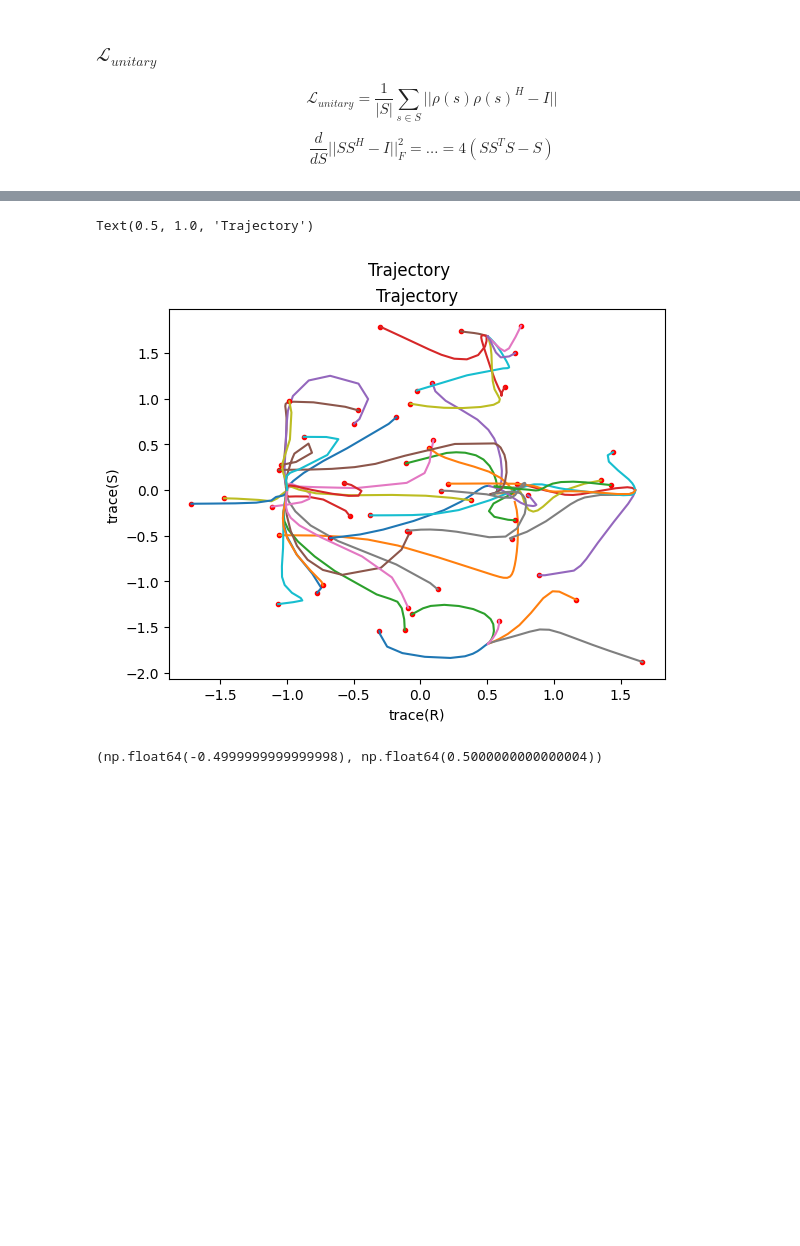
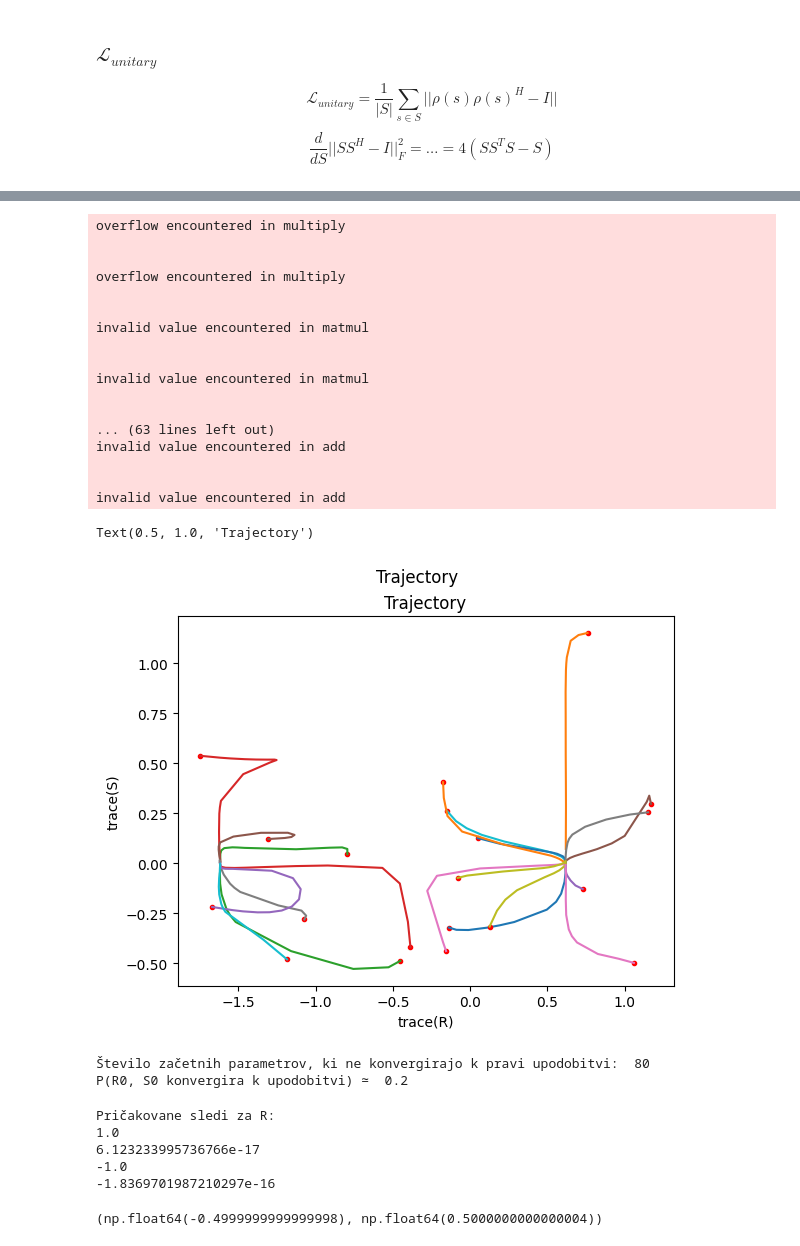
Before and after one commit to urhprimozic/gofi, a Jupyter notebook: src/ode/dihedral_groups.ipynb, the cells around one changed output, grey strips where cells are left out. Saved outputs shown, nothing was run; the diff lists cells and outputs as text; code cells hidden in the pictures; blank space fills up the shorter version.

```diff
--- a/src/ode/dihedral_groups.ipynb
+++ b/src/ode/dihedral_groups.ipynb
@@ -186,7 +186,7 @@ def d_Lunitary_dR(R):
     Returns 2 * (d/dR (||R^T R - I||^2))^T
     """
     return 0.5 *unitary_norm(R)
-def d_Lunitary_dS(R, S):
+def d_Lunitary_dS(S):
     """
     Returns 2 * (d/dS (||S^T S - I||^2))^T
     """
@@ -216,7 +216,7 @@ Lirr(R0, S0, 3), Lrel(R0, S0, 3), d_Lirr_dR(R0, S0, 3), d_Lirr_dS(R0, S0, 3), d_
 # %%
 # poženi solve_ivp
 from scipy.integrate import solve_ivp
-n= 3
+n= 5
 dim = 2
 t_max = 1
 
@@ -227,8 +227,8 @@ def neg_grad(t, z):
     R = np.reshape(z[:len(z)//2], (dim, dim))
     S = np.reshape(z[len(z)//2:], (dim, dim))
 
-    dR = - d_Lrel_dR(R,S, n) - d_Lirr_dR(R,S, n)
-    dS = - d_Lrel_dS(R, S) - d_Lirr_dS(R, S, n)
+    dR = - d_Lrel_dR(R,S, n) - d_Lirr_dR(R,S, n) - d_Lunitary_dR(R)
+    dS = - d_Lrel_dS(R, S) - d_Lirr_dS(R, S, n) - d_Lunitary_dS(S)
 
     dR = dR.flatten()
     dS =  dS.flatten()
@@ -237,7 +237,7 @@ def neg_grad(t, z):
 def convergence_event(t, z, eps):
     R = np.reshape(z[:len(z)//2], (dim, dim))
     S = np.reshape(z[len(z)//2:], (dim, dim))
-    loss = Lirr(R, S, n) + Lrel(R,S,n)
+    loss = Lirr(R, S, n) + Lrel(R,S,n) + Lunitary(R,S)
     return loss - eps
 convergence_event.terminal = True
 convergence_event.direction = -1   # or 0 if you want it to trigger in any direction
@@ -253,14 +253,14 @@ R0= np.random.rand(2,2)*10
 #S0= np.random.rand(2,2)*10
 
 S0 = np.array([[0,1],[1,0]])
-R0 = np.array([[np.cos(2*np.pi/3), -np.sin(2*np.pi/3)],
-               [np.sin(2*np.pi/3), np.cos(2*np.pi/3)]])
-S0 =S0 + np.random.normal(scale=0.1, size=(2,2))
-R0 =R0 + np.random.normal(scale=0.1, size=(2,2))
+R0 = np.array([[np.cos(2*np.pi/n), -np.sin(2*np.pi/n)],
+               [np.sin(2*np.pi/n), np.cos(2*np.pi/n)]])
+# S0 =S0 + np.random.normal(scale=0.1, size=(2,2))
+# R0 =R0 + np.random.normal(scale=0.1, size=(2,2))
 
 S0 = S0.flatten()
 R0 = R0.flatten()
 
 P0 = np.concatenate((R0, S0), axis=None)
 # %%
-solution = solve_ivp(neg_grad, (0, 100), P0,     events=get_convergence_event(0.001))#, method='Radau')
+solution = solve_ivp(neg_grad, (0, 10), P0,     events=get_convergence_event(0.001))#, method='Radau')
@@ -287,37 +305,83 @@ charR, charS = get_characters(solution.y)
 import matplotlib.pyplot as plt
 from tqdm import tqdm
 S0 = np.array([[0,1],[1,0]])
 R0 = np.array([[np.cos(2*np.pi/3), -np.sin(2*np.pi/3)],
                [np.sin(2*np.pi/3), np.cos(2*np.pi/3)]])
 fig, axs = plt.subplots(1)
 fig.suptitle(f'Trajectory')
 
-t_max=4
-sample_size = 50
+t_max=1
+sample_size = 100
+
+
+n_diverges=0
+
 for _ in tqdm(range(sample_size), total = sample_size):
     P0 = 2 * np.random.rand((8)) - 1
    # print(P0)
     solution = solve_ivp(neg_grad, (0, t_max), P0, events=get_convergence_event(0.001))#, method='Radau')
+
+    # get final matrices
+    R, S = get_matrices(solution.y, -1)
+    loss = Lirr(R, S, n) + Lrel(R,S,n) + Lunitary(R,S)
+    if loss > 0.1:
+        #print('loss', loss, ' for initial parameters ', P0)
+        n_diverges += 1
+        continue
+
     charR, charS = get_characters(solution.y)
 
 
 
     # plot initial step
     axs.plot(charR[0], charS[0], 'ro', label='Initial point', markersize=3)
    # axs.plot(1, 0, 'go', label='rho_k', markersize=2)
 
     axs.plot(charR, charS)
 
 #for index, (cR, cS) in enumerate(zip(charR, charS)):
 #    axs.plot(cR, cS, color=cmap(cmap_norm(solution.t[index])), lw=2)
 
 axs.set_xlabel('trace(R)')
 axs.set_ylabel('trace(S)')
 #axs.legend()
 axs.set_title('Trajectory')
 # %% [output]
-Text(0.5, 1.0, 'Trajectory')
+overflow encountered in multiply
+
+
+overflow encountered in multiply
+
+
+invalid value encountered in matmul
+
+
+invalid value encountered in matmul
+
+
+... (63 lines left out)
+invalid value encountered in add
+
+
+invalid value encountered in add
+Text(0.5, 1.0, 'Trajectory')
-[figure, old version]
+[figure, new version]
+# %%
+print("Število začetnih parametrov, ki ne konvergirajo k pravi upodobitvi: ", n_diverges)
+print("P(R0, S0 konvergira k upodobitvi) ≃ ", (sample_size - n_diverges)/sample_size)
+# %% [output]
+Število začetnih parametrov, ki ne konvergirajo k pravi upodobitvi:  80
+P(R0, S0 konvergira k upodobitvi) ≃  0.2
+# %%
+print("Pričakovane sledi za R:")
+for i in range(0, n):
+    print(np.cos(2 * np.pi * i / n))
+# %% [output]
+Pričakovane sledi za R:
+1.0
+6.123233995736766e-17
+-1.0
+-1.8369701987210297e-16
 # %%
 np.cos(2*np.pi/3), -np.cos(2*2*np.pi/3)
 # %% [output]
```
Also changed, not shown: parts of 19 cells of this notebook, 15 other files.
